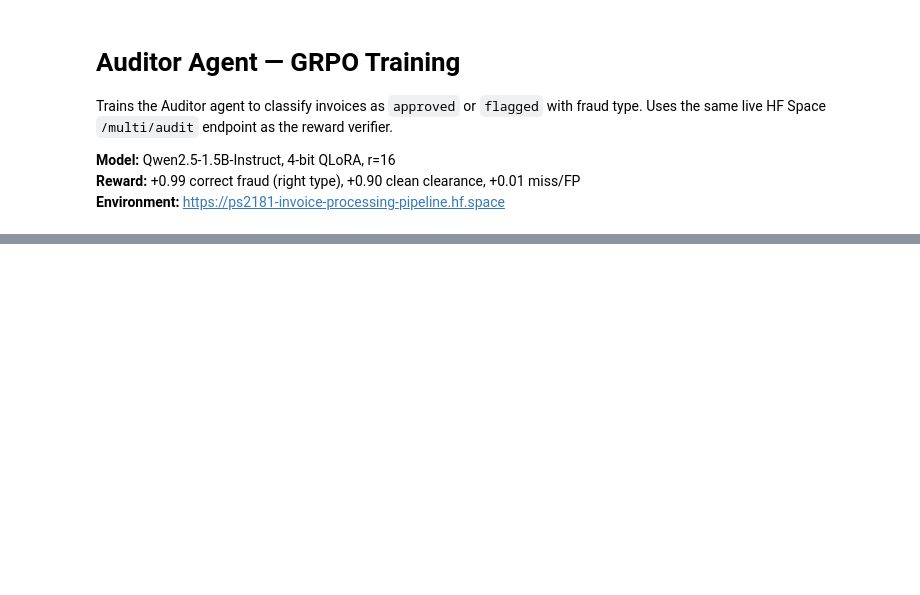
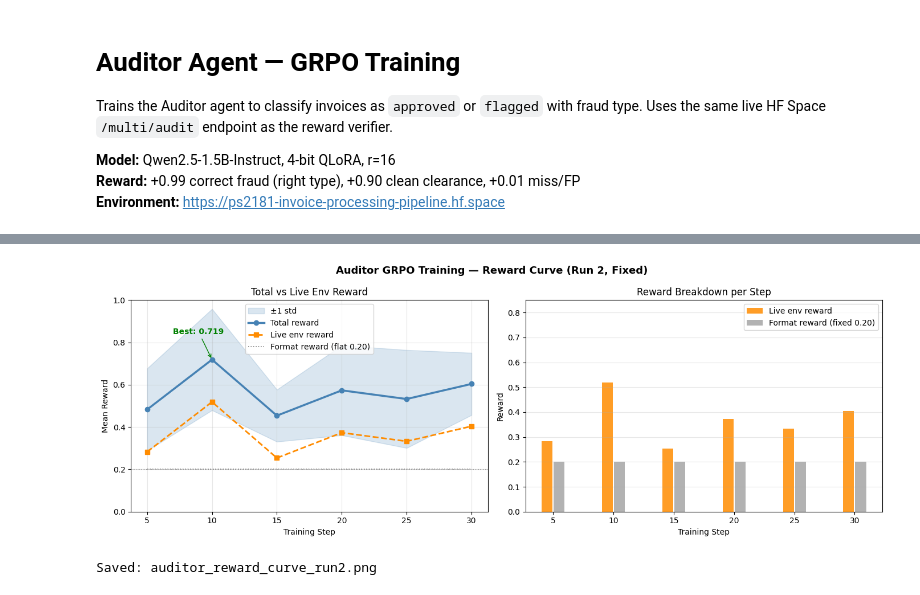
Before and after one commit to ps2181/invoice-processing-pipeline, a Jupyter notebook: auditor_grpo_training.ipynb, the cells around one changed output, grey strips where cells are left out. Drawn from its saved outputs; the diff is of its cells as text; code cells hidden in the pictures; blank space fills up the shorter version.

```diff
--- a/auditor_grpo_training.ipynb
+++ b/auditor_grpo_training.ipynb
@@ -360,0 +435,52 @@ print("Auditor LoRA saved to auditor_lora/")
+# %%
+import matplotlib.pyplot as plt
+import matplotlib.gridspec as gridspec
+import numpy as np
+
+# ── Exact data from training log ──────────────────────────────────────────────
+steps          = [5,        10,       15,       20,       25,       30]
+total_reward   = [0.482750, 0.718750, 0.453835, 0.573340, 0.532500, 0.603755]
+reward_std     = [0.194365, 0.239377, 0.123136, 0.212295, 0.231516, 0.147087]
+live_env       = [0.282750, 0.518750, 0.253835, 0.373340, 0.332500, 0.403755]
+format_reward  = [0.200,    0.200,    0.200,    0.200,    0.200,    0.200]   # flat
+
+fig, axes = plt.subplots(1, 2, figsize=(14, 5))
+fig.suptitle("Auditor GRPO Training — Reward Curve (Run 2, Fixed)", fontsize=13, fontweight="bold")
+
+# ── Left: Total reward + std band ────────────────────────────────────────────
+ax = axes[0]
+ax.fill_between(steps,
+                [r - s for r, s in zip(total_reward, reward_std)],
+                [r + s for r, s in zip(total_reward, reward_std)],
+                alpha=0.2, color="steelblue", label="±1 std")
+ax.plot(steps, total_reward,  marker="o", lw=2.5, color="steelblue", label="Total reward")
+ax.plot(steps, live_env,      marker="s", lw=2,   color="darkorange", linestyle="--", label="Live env reward")
+ax.plot(steps, format_reward, marker="",  lw=1.2, color="gray",       linestyle=":",  label="Format reward (flat 0.20)")
+ax.axhline(y=0.20, color="gray", lw=0.8, linestyle=":")
+ax.set_xlabel("Training Step"); ax.set_ylabel("Mean Reward")
+ax.set_title("Total vs Live Env Reward")
+ax.set_ylim(0, 1.0); ax.legend(); ax.grid(True, alpha=0.3)
+
+# Annotate best step
+best_idx = total_reward.index(max(total_reward))
+ax.annotate(f"Best: {max(total_reward):.3f}",
+            xy=(steps[best_idx], total_reward[best_idx]),
+            xytext=(steps[best_idx] - 3, total_reward[best_idx] + 0.12),
+            arrowprops=dict(arrowstyle="->", color="green"), color="green", fontweight="bold")
+
+# ── Right: Breakdown — live env vs format ────────────────────────────────────
+ax2 = axes[1]
+ax2.bar(np.array(steps) - 0.5, live_env,      width=0.9, color="darkorange", alpha=0.85, label="Live env reward")
+ax2.bar(np.array(steps) + 0.5, format_reward, width=0.9, color="gray",       alpha=0.60, label="Format reward (fixed 0.20)")
+ax2.set_xlabel("Training Step"); ax2.set_ylabel("Reward")
+ax2.set_title("Reward Breakdown per Step")
+ax2.set_xticks(steps); ax2.set_ylim(0, 0.85)
+ax2.legend(); ax2.grid(True, alpha=0.3, axis="y")
+
+plt.tight_layout()
+plt.savefig("auditor_reward_curve_run2.png", dpi=150, bbox_inches="tight")
+plt.show()
+print("Saved: auditor_reward_curve_run2.png")
+# %% [output]
+[figure, added]
+Saved: auditor_reward_curve_run2.png
```
Also changed, not shown: parts of 11 cells of this notebook, 2 other files.
